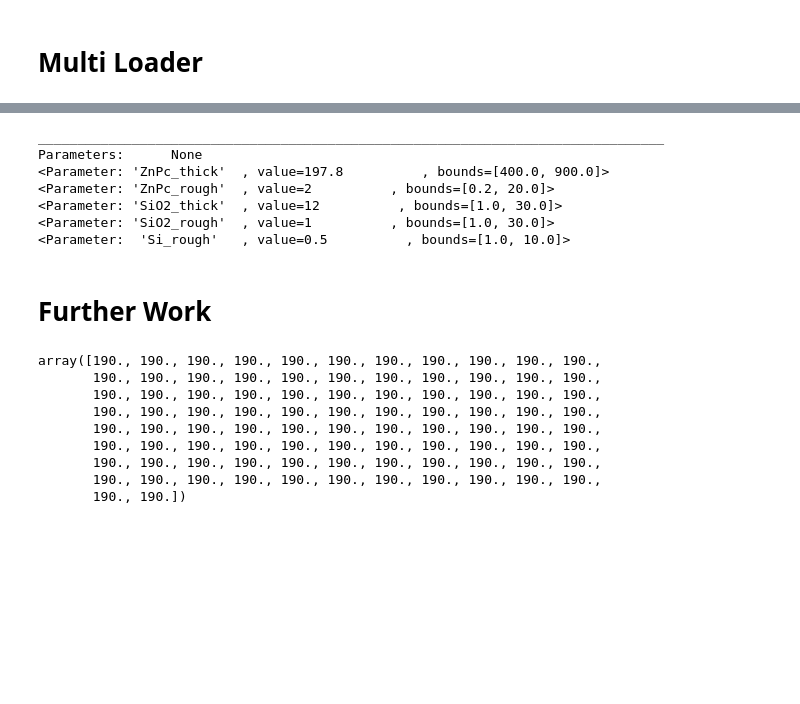
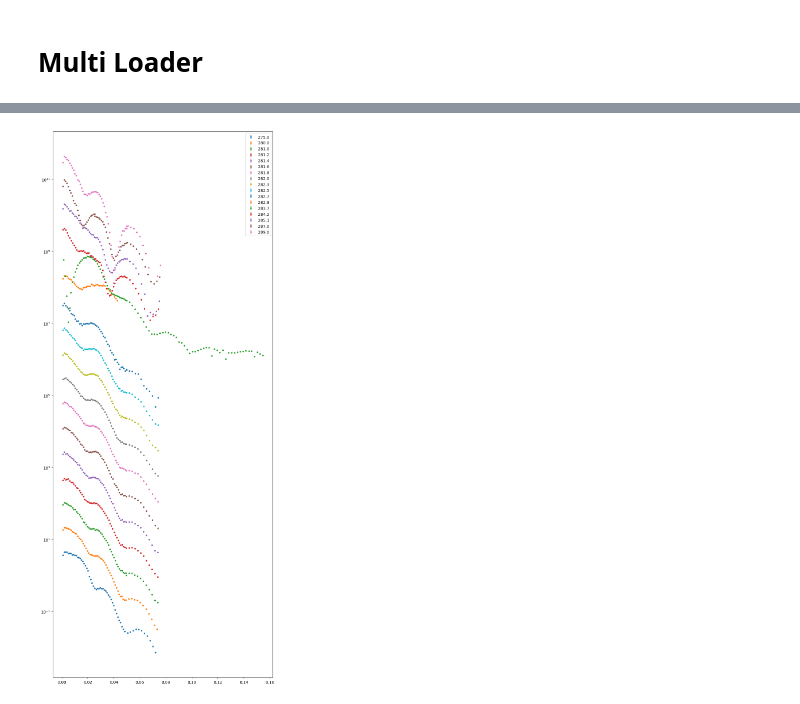
Before and after one commit to WSU-Carbon-Lab/pyref, a Jupyter notebook: processing.ipynb, the cells around one changed output, grey strips where cells are left out. Drawn from its saved outputs; the diff is of its cells as text; code cells hidden in the pictures; blank space fills up the shorter version.

```diff
--- a/processing.ipynb
+++ b/processing.ipynb
@@ -22,8 +18,8 @@ with open(f'{open_dialog()}', 'rb') as handle:
 # %%
-dir = file_dialog()
+dir = xrr.file_dialog()
 
 if dir.name == "CCD":
-    xrr_sorter(dir)
+    xrr.xrr_sorter(dir)
     multi_dir = dir.parent.joinpath('Sorted')
 elif dir.name == 'Sorted':
     multi_dir = dir
@@ -51,5 +33,5 @@ Energies
 # %%
-xrr_data = {energy.name: XRR(energy) for energy in tqdm(Energies)}
+xrr_data = {energy.name: xrr.XRR(energy) for energy in tqdm(Energies)}
 # %%
 @widgets.interact(energy=[E.name for E in Energies])
 
@@ -167,3 +45,0 @@ plt.show()
-# %%
-data = ReflectDataset(mydata.T)
-model = PXR_ReflectModel(structure, energy=en, pol='sp')
@@ -190,10 +45,0 @@ znpc_slab.sld.izz.setp(vary=False)
-# %%
-print(objective.varying_parameters())
-# %% [output]
-________________________________________________________________________________
-Parameters:      None
-<Parameter: 'ZnPc_thick'  , value=197.8          , bounds=[400.0, 900.0]>
-<Parameter: 'ZnPc_rough'  , value=2          , bounds=[0.2, 20.0]>
-<Parameter: 'SiO2_thick'  , value=12          , bounds=[1.0, 30.0]>
-<Parameter: 'SiO2_rough'  , value=1          , bounds=[1.0, 30.0]>
-<Parameter:  'Si_rough'   , value=0.5          , bounds=[1.0, 10.0]>
@@ -204,14 +46,32 @@ fitter.initialise(pos='jitter')
-# %% [markdown]
-# Further Work
-# %%
-xrr_data['280.0'].raw_data.polarization
-# %% [output]
-array([190., 190., 190., 190., 190., 190., 190., 190., 190., 190., 190.,
-       190., 190., 190., 190., 190., 190., 190., 190., 190., 190., 190.,
-       190., 190., 190., 190., 190., 190., 190., 190., 190., 190., 190.,
-       190., 190., 190., 190., 190., 190., 190., 190., 190., 190., 190.,
-       190., 190., 190., 190., 190., 190., 190., 190., 190., 190., 190.,
-       190., 190., 190., 190., 190., 190., 190., 190., 190., 190., 190.,
-       190., 190., 190., 190., 190., 190., 190., 190., 190., 190., 190.,
-       190., 190., 190., 190., 190., 190., 190., 190., 190., 190., 190.,
-       190., 190.])
+# %%
+from uncertainties import unumpy as unp
+
+def combine_data(xrr_data: dict, Energies: list) -> tuple[list[np.ndarray], list[np.ndarray], list[np.ndarray], list[str]]:
+    refl = []
+    refl_err = []
+    q = []
+    energies = [E.name for E in Energies]
+    for energy in energies:
+        xrr = xrr_data[f"{energy}"]
+        xrr.finalize()
+        refl.append(unp.nominal_values(xrr.refl.r_f))
+        refl_err.append(unp.std_devs(xrr.refl.r_f))
+        q.append(xrr.refl.q)
+    return q, refl, refl_err, energies
+
+def combined_plot(data: tuple[list[np.ndarray], list[np.ndarray], list[np.ndarray], list[str]], scale: int) -> None:
+    qs, refls, errs, names = data
+    plt.figure(figsize=(10, 25))
+    for i, (q, refl, err) in enumerate(zip(qs, refls, errs), start = 1):
+        plt.yscale('log')
+        plt.errorbar(q, refl * scale ** (i), err, fmt='.')
+    plt.legend(names)
+    plt.show()
+
+def final_plot(xrr_data: dict = xrr_data, Energies: list = Energies, scale: int = 5):
+    data = combine_data(xrr_data, Energies)
+    combined_plot(data, scale = scale)
+
+final_plot()
+# %% [output]
+[figure, added]
```
Also changed, not shown: parts of 25 cells of this notebook, 5 other files.
